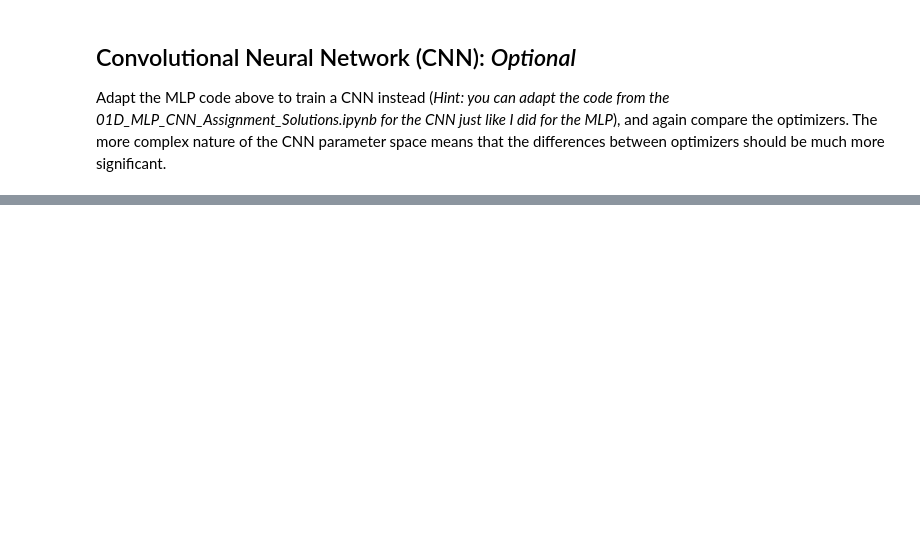
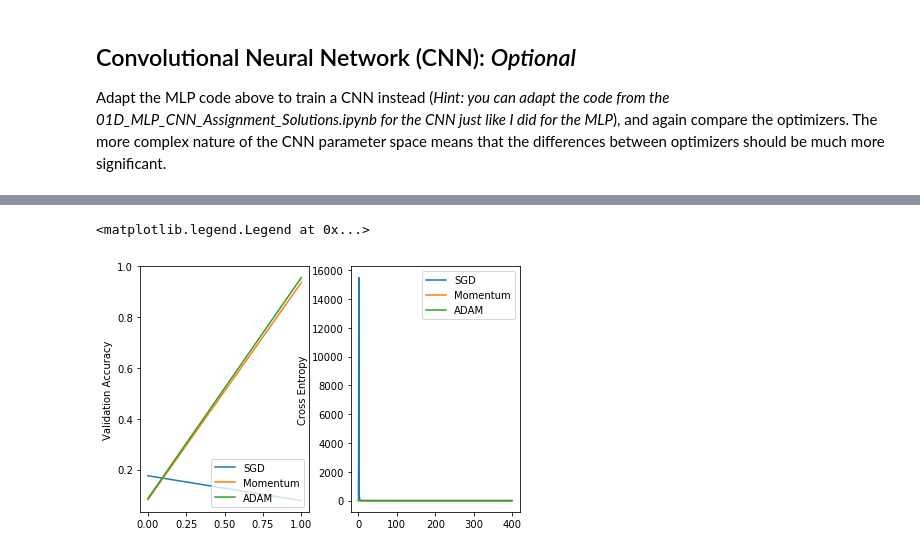
Before and after one commit to Dawn90/Duke-Tsinghua-MLSS-2017, a Jupyter notebook: 04A_MLP_Optimizer_Sandbox_Assignment.ipynb, the cells around one changed output, grey strips where cells are left out. Cells and saved outputs as stored; diff of their text form; code cells hidden in the pictures; blank space fills up the shorter version.

```diff
--- a/04A_MLP_Optimizer_Sandbox_Assignment.ipynb
+++ b/04A_MLP_Optimizer_Sandbox_Assignment.ipynb
@@ -187,0 +293,21 @@ Adapt the MLP code above to train a CNN instead (*Hint: you can adapt the code f
+# %%
+fig, ax = plt.subplots(1, 2)
+fig.tight_layout()
+
+ax[0].plot(valid_accs_SGD)
+ax[0].plot(valid_accs_momentum)
+ax[0].plot(valid_accs_ADAM)
+
+ax[0].set_ylabel('Validation Accuracy')
+ax[0].legend(['SGD', 'Momentum', 'ADAM'], loc='lower right')
+
+ax[1].plot(losses_SGD)
+ax[1].plot(losses_momentum)
+ax[1].plot(losses_ADAM)
+
+ax[1].set_ylabel('Cross Entropy')
+ax[1].legend(['SGD', 'Momentum', 'ADAM'], loc='upper right')
+# ax[1].set_ylim([0,1.5])  # <- Use this to change y-axis limits
+# %% [output]
+<matplotlib.legend.Legend at 0x...>
+[figure, added]
```
Also changed, not shown: parts of 2 cells of this notebook.
